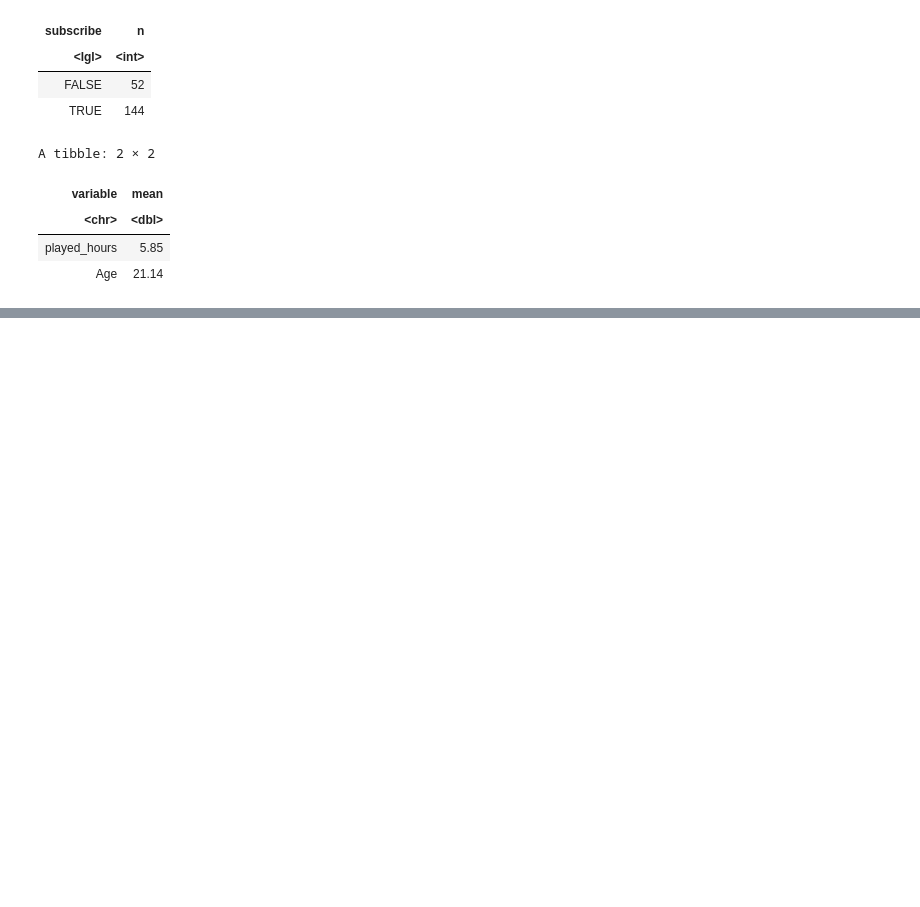
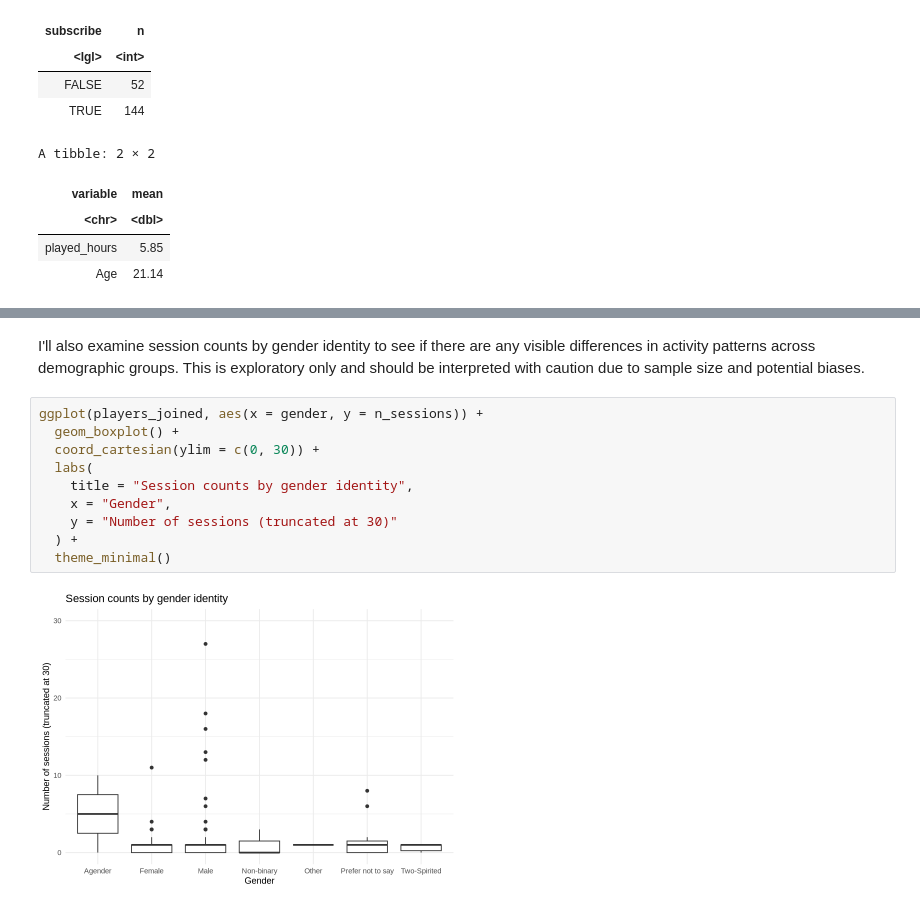
Before and after one commit to Elijah-Lal/Individual-Project-Planning-Stage, a Jupyter notebook: Individual.ipynb, the cells around one changed output, grey strips where cells are left out. Saved outputs shown, nothing was run; the diff lists cells and outputs as text; blank space fills up the shorter version.

```diff
--- a/Individual.ipynb
+++ b/Individual.ipynb
@@ -221,0 +252,14 @@ A tibble: 2 × 2
+# %% [markdown]
+I'll also examine session counts by gender identity to see if there are any visible differences in activity patterns across demographic groups. This is exploratory only and should be interpreted with caution due to sample size and potential biases.
+# %%
+ggplot(players_joined, aes(x = gender, y = n_sessions)) +
+  geom_boxplot() +
+  coord_cartesian(ylim = c(0, 30)) +
+  labs(
+    title = "Session counts by gender identity",
+    x = "Gender",
+    y = "Number of sessions (truncated at 30)"
+  ) +
+  theme_minimal()
+# %% [output]
+[figure, added]
```
Also changed, not shown: parts of 6 cells of this notebook.
